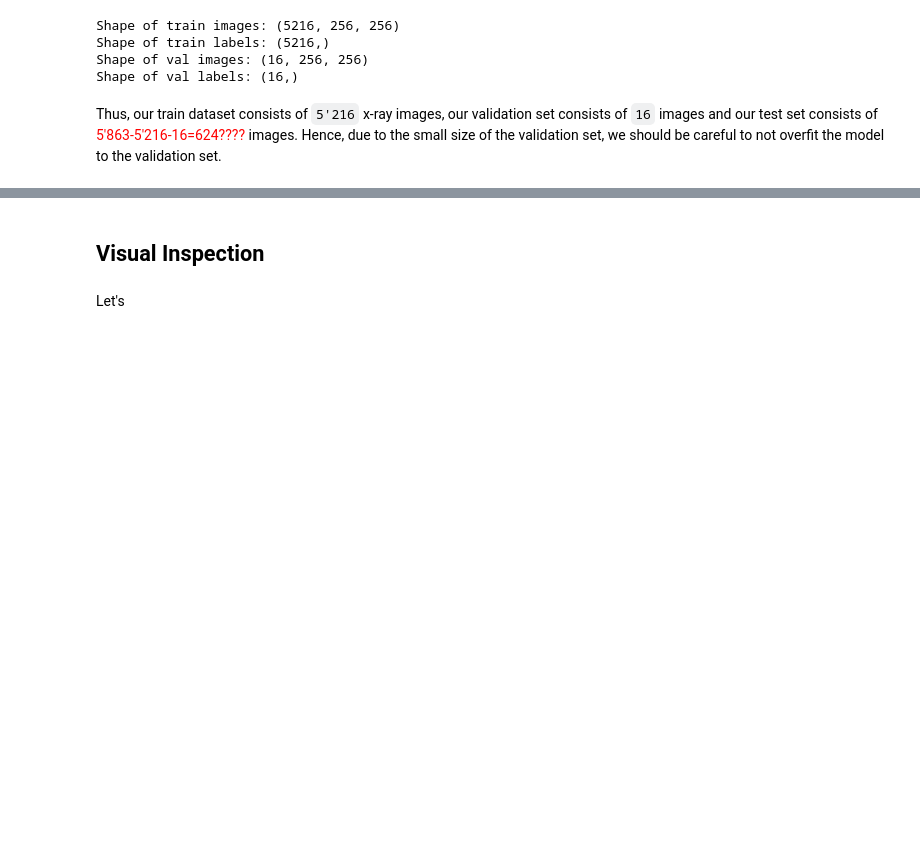
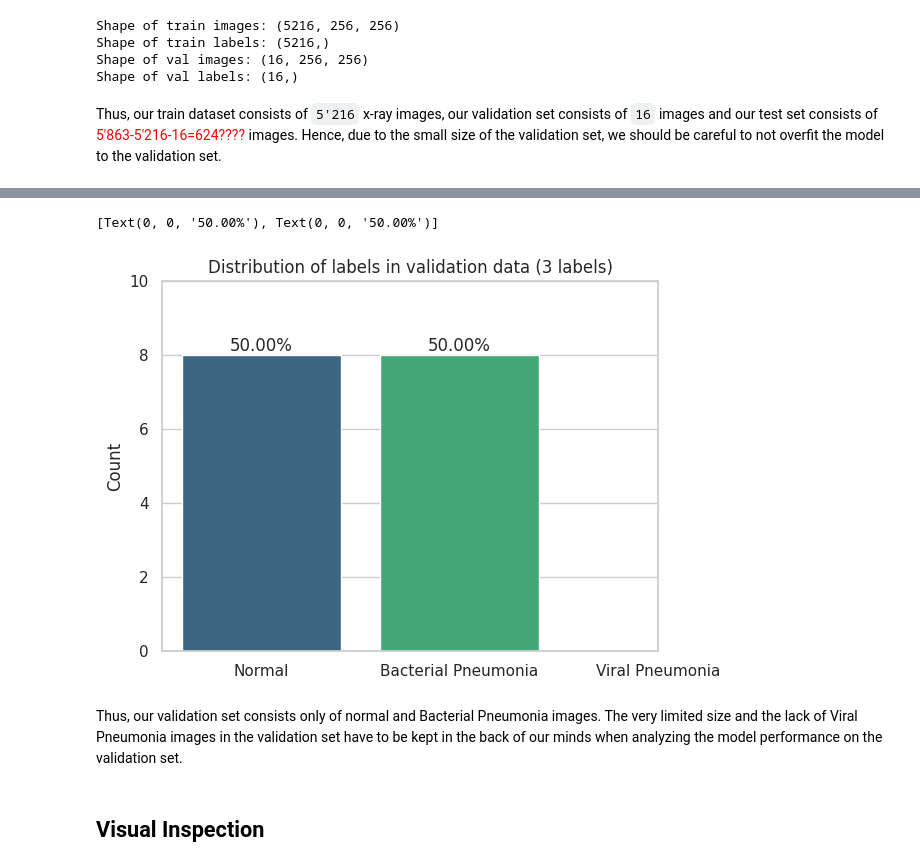
Before and after one commit to JHSchlegel/ML4Healthcare, a Jupyter notebook: project1/task2/EDA.ipynb, the cells around one changed output, grey strips where cells are left out. Cells and saved outputs as stored; diff of their text form; code cells hidden in the pictures; blank space fills up the shorter version.

```diff
--- a/project1/task2/EDA.ipynb
+++ b/project1/task2/EDA.ipynb
@@ -106,4 +142,15 @@ sns.countplot(x=train_labels)
+# %%
+ax = sns.countplot(x=val_labels_all_types, palette="viridis")
+plt.title("Distribution of labels in validation data (3 labels)")
+plt.xticks(ticks=[0, 1, 2], labels=["Normal", "Bacterial Pneumonia", "Viral Pneumonia"])
+plt.ylabel("Count")
+plt.ylim(0, 10)
+# see https://stackoverflow.com/questions/76240680/how-do-i-add-a-percentage-to-a-countplot
+ax.bar_label(ax.containers[0], fmt=lambda x: f"{x/len(val_labels) * 100:.2f}%")
+# %% [output]
+[Text(0, 0, '50.00%'), Text(0, 0, '50.00%')]
+[figure, added]
+# %% [markdown]
+Thus, our validation set consists only of normal and Bacterial Pneumonia images. The very limited size and the lack of Viral Pneumonia images in the validation set have to be kept in the back of our minds when analyzing the model performance on the validation set.
 # %% [markdown]
 ## Visual Inspection
-# %% [markdown]
-Let's
```
Also changed, not shown: parts of 11 cells of this notebook.
